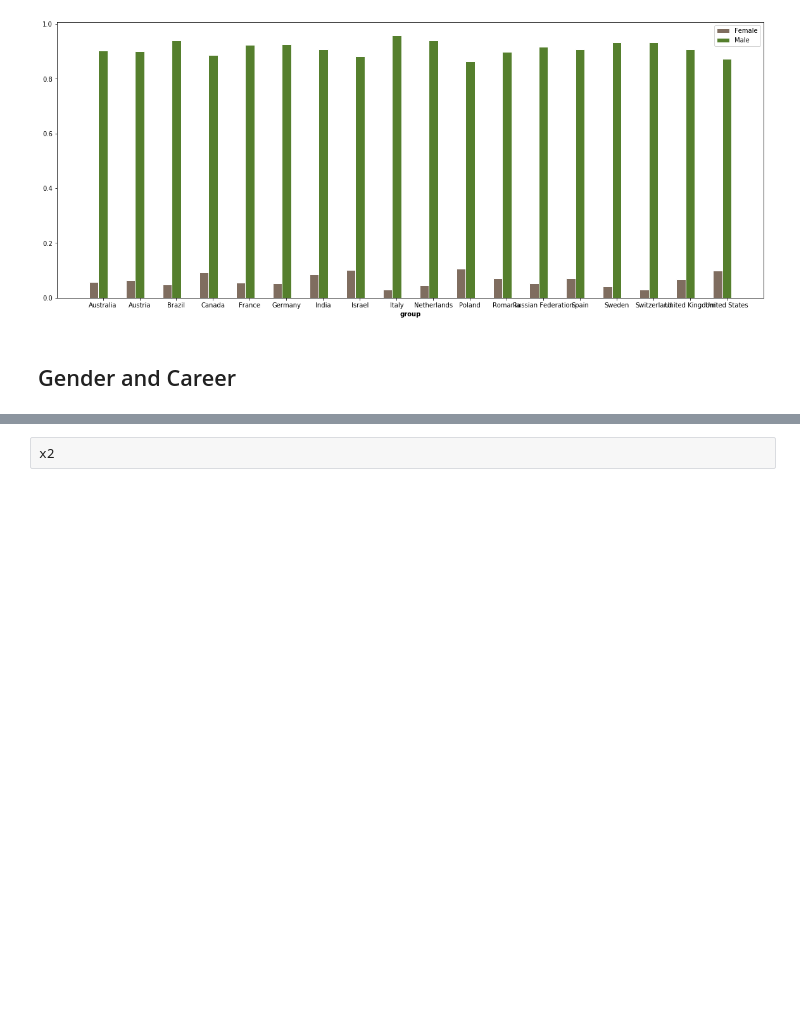
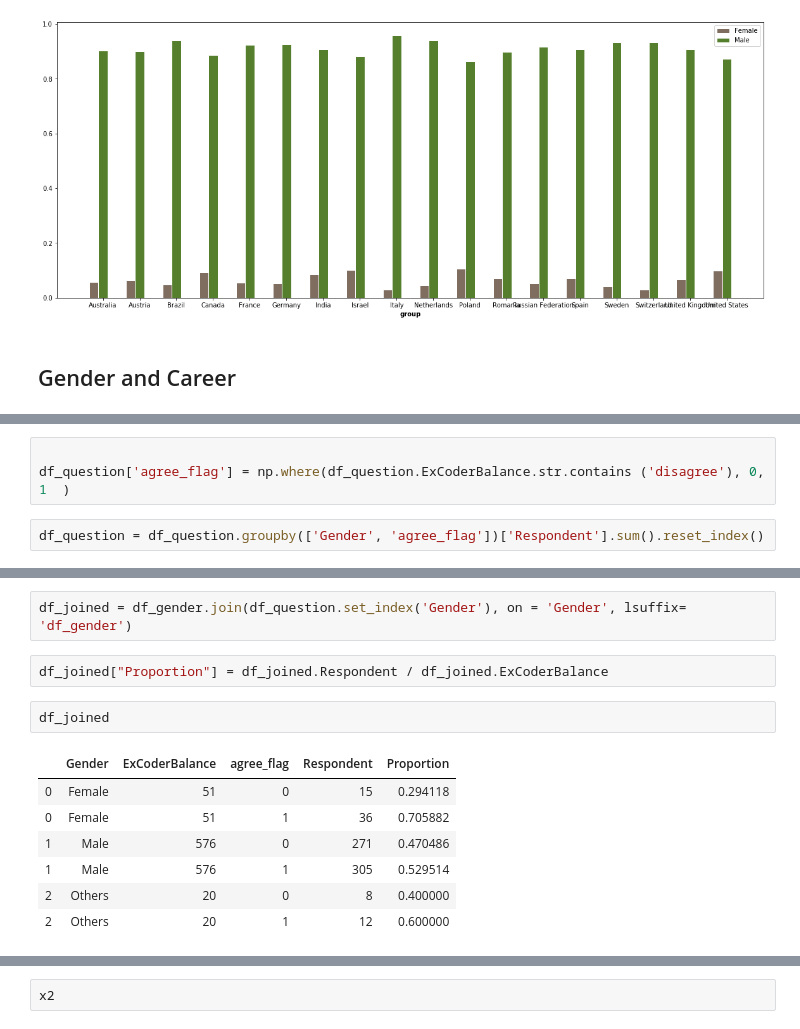
Before and after one commit to marcelajanowska/Stack_Overflow_Survey_Results_Analysis, a Jupyter notebook: Stack Overflow Survey Results Analysis.ipynb, the cells around one changed output, grey strips where cells are left out. Cells and saved outputs as stored; diff of their text form; blank space fills up the shorter version.

Commit message:
refactor Ex-coders

```diff
--- a/Stack Overflow Survey Results Analysis.ipynb
+++ b/Stack Overflow Survey Results Analysis.ipynb
@@ -231,0 +253,5 @@ See the caveats in the documentation: http://pandas.pydata.org/pandas-docs/stabl
+# %%
+
+df_question['agree_flag'] = np.where(df_question.ExCoderBalance.str.contains ('disagree'), 0, 1  )
+# %%
+df_question = df_question.groupby(['Gender', 'agree_flag'])['Respondent'].sum().reset_index()
@@ -231,0 +268,14 @@ See the caveats in the documentation: http://pandas.pydata.org/pandas-docs/stabl
+# %%
+df_joined = df_gender.join(df_question.set_index('Gender'), on = 'Gender', lsuffix= 'df_gender')
+# %%
+df_joined["Proportion"] = df_joined.Respondent / df_joined.ExCoderBalance
+# %%
+df_joined
+# %% [output]
+|  | Gender | ExCoderBalance | agree_flag | Respondent | Proportion |
+| 0 | Female | 51 | 0 | 15 | 0.294118 |
+| 0 | Female | 51 | 1 | 36 | 0.705882 |
+| 1 | Male | 576 | 0 | 271 | 0.470486 |
+| 1 | Male | 576 | 1 | 305 | 0.529514 |
+| 2 | Others | 20 | 0 | 8 | 0.400000 |
+| 2 | Others | 20 | 1 | 12 | 0.600000 |
```
Also changed, not shown: parts of 18 cells of this notebook.
